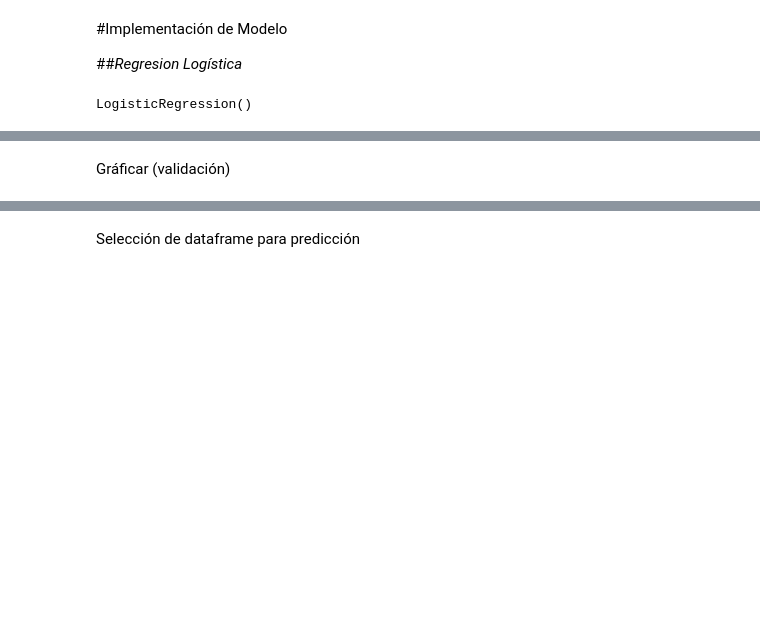
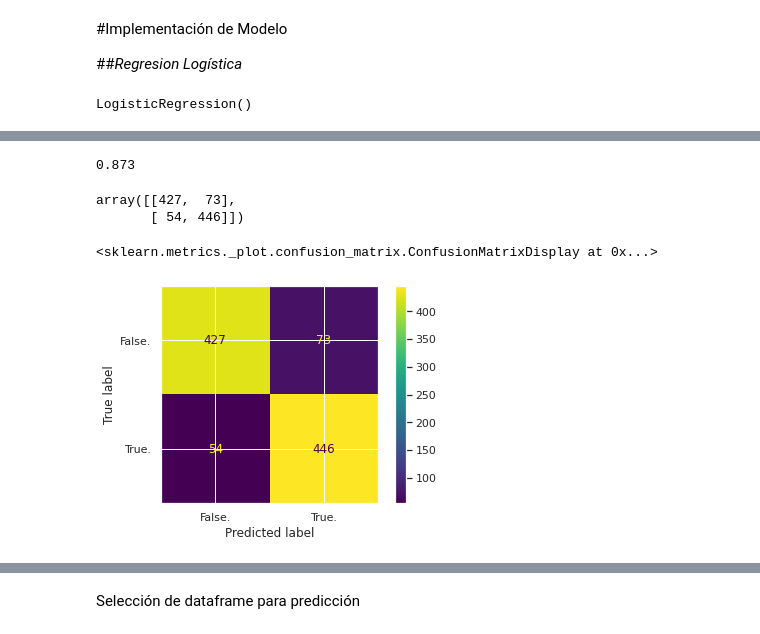
Before and after one commit to EitMD/EspIDMD, a Jupyter notebook: churn_ju.ipynb, the cells around one changed output, grey strips where cells are left out. Cells and saved outputs as stored; diff of their text form; code cells hidden in the pictures; blank space fills up the shorter version.

```diff
--- a/churn_ju.ipynb
+++ b/churn_ju.ipynb
@@ -192,2 +180,0 @@ x_datos, y_datos = (datos['Churn?'].values, datos['Churn?'].values)
-# %% [markdown]
-Gráficar (validación)
@@ -193,0 +183,14 @@ Gráficar (validación)
+# %%
+accuracy_score(y_test,y_pred)
+# %% [output]
+0.873
+# %%
+confusion_matrix(y_test,y_pred)
+# %% [output]
+array([[427,  73],
+       [ 54, 446]])
+# %%
+plot_confusion_matrix(log_model,X_test,y_test)
+# %% [output]
+<sklearn.metrics._plot.confusion_matrix.ConfusionMatrixDisplay at 0x...>
+[figure, added]
```
Also changed, not shown: parts of 17 cells of this notebook.
